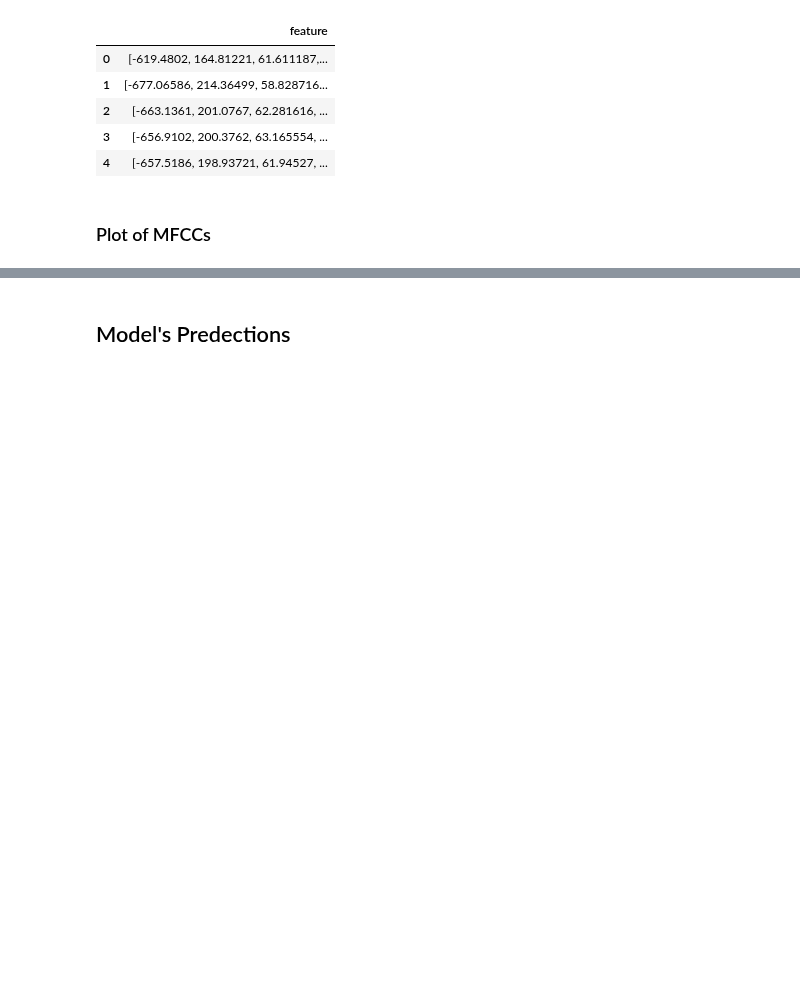
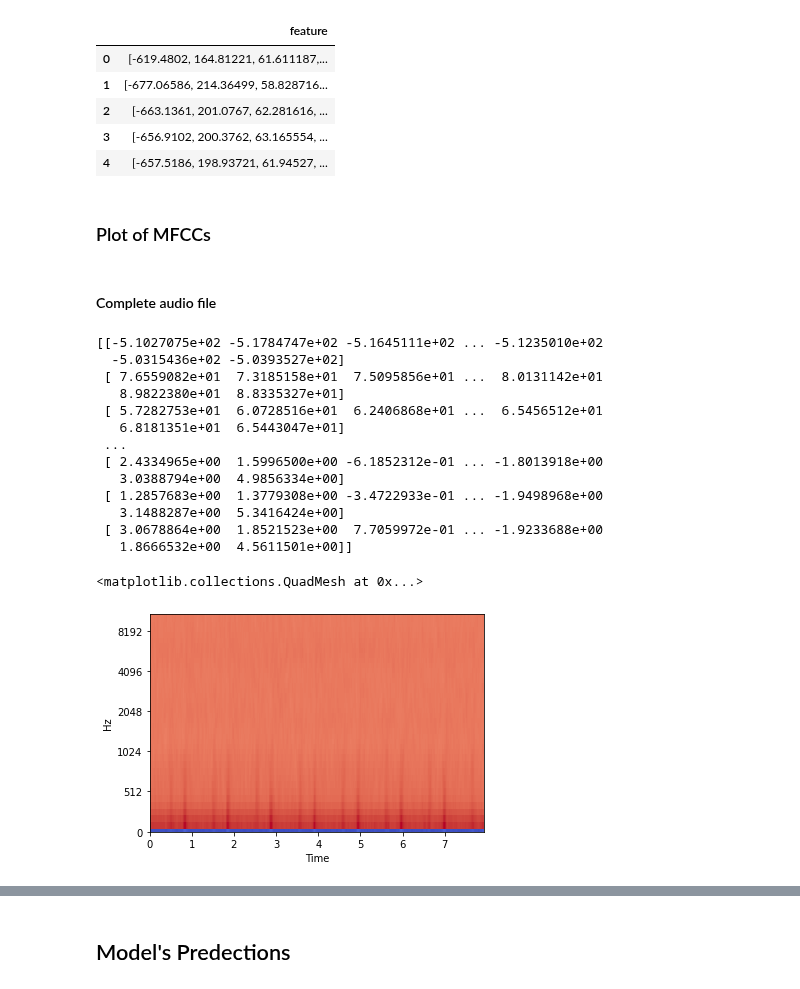
Before and after one commit to blackmountainb/taad-project, a Jupyter notebook: code/Model_Predict.ipynb, the cells around one changed output, grey strips where cells are left out. Drawn from its saved outputs; the diff is of its cells as text; code cells hidden in the pictures; blank space fills up the shorter version.

```diff
--- a/code/Model_Predict.ipynb
+++ b/code/Model_Predict.ipynb
@@ -113,6 +112,29 @@ fileMFCCs = '../MFCCs/' + fname + "_" + str(windowSize) + '.pkl'
 featuresdf.to_pickle(fileMFCCs)
 # %% [markdown]
 ### Plot of MFCCs
+# %% [markdown]
+#### Complete audio file
+# %%
+audio, sample_rate = librosa.load(file_name, res_type='kaiser_fast')
+mfccs = librosa.feature.mfcc(y=audio, sr=sample_rate, n_mfcc = 40)
+print(mfccs)
+librosa.display.specshow(mfccs, sr=sample_rate, x_axis='time', y_axis='mel')
+# %% [output]
+[[-5.1027075e+02 -5.1784747e+02 -5.1645111e+02 ... -5.1235010e+02
+  -5.0315436e+02 -5.0393527e+02]
+ [ 7.6559082e+01  7.3185158e+01  7.5095856e+01 ...  8.0131142e+01
+   8.9822380e+01  8.8335327e+01]
+ [ 5.7282753e+01  6.0728516e+01  6.2406868e+01 ...  6.5456512e+01
+   6.8181351e+01  6.5443047e+01]
+ ...
+ [ 2.4334965e+00  1.5996500e+00 -6.1852312e-01 ... -1.8013918e+00
+   3.0388794e+00  4.9856334e+00]
+ [ 1.2857683e+00  1.3779308e+00 -3.4722933e-01 ... -1.9498968e+00
+   3.1488287e+00  5.3416424e+00]
+ [ 3.0678864e+00  1.8521523e+00  7.7059972e-01 ... -1.9233688e+00
+   1.8666532e+00  4.5611501e+00]]
+<matplotlib.collections.QuadMesh at 0x...>
+[figure, added]
 # %%
 mfccsArr = np.array(featuresdf.feature.tolist())
 
```
Also changed, not shown: parts of 6 cells of this notebook.
